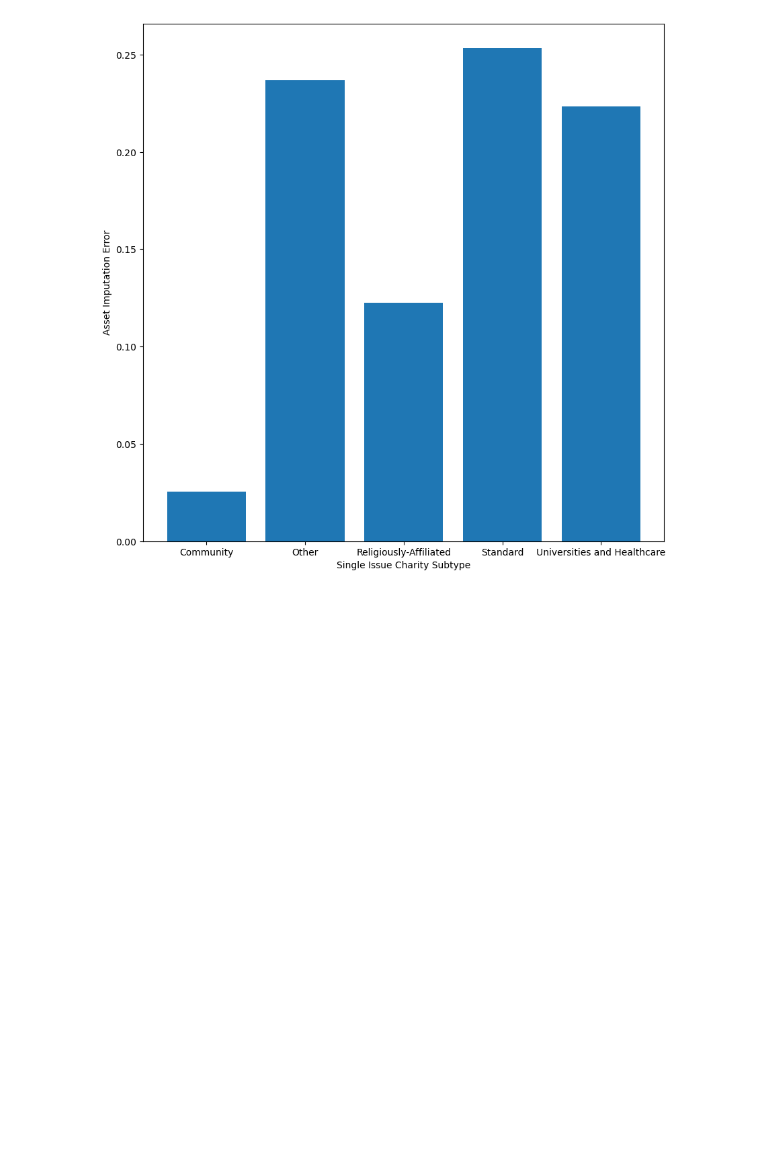
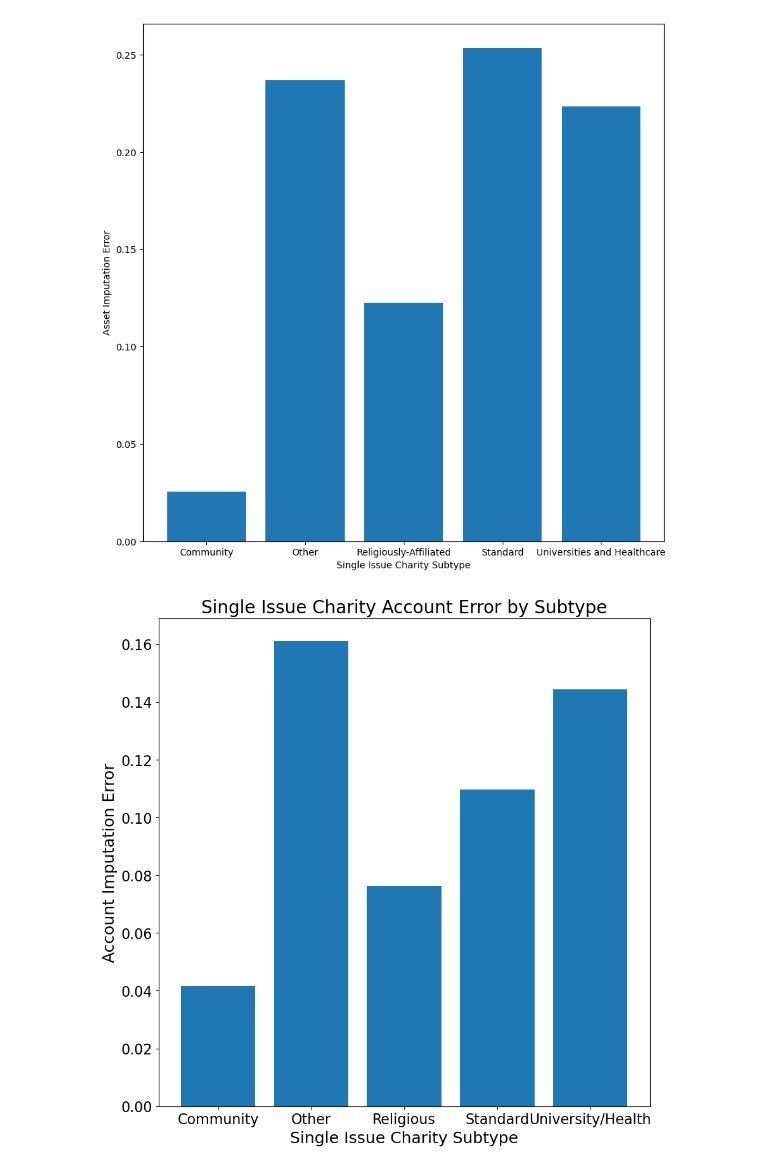
Before and after one commit to nichmars/Test, a Jupyter notebook: Graph Creation and Pictures/Weighted_Average_Year_Type_Analysis.ipynb, the cells around one changed output. Drawn from its saved outputs; the diff is of its cells as text; code cells hidden in the pictures; blank space fills up the shorter version.

```diff
--- a/Graph Creation and Pictures/Weighted_Average_Year_Type_Analysis.ipynb
+++ b/Graph Creation and Pictures/Weighted_Average_Year_Type_Analysis.ipynb
@@ -261,3 +261,15 @@ plt.show()
 [figure]
 [figure]
 [figure]
+# %%
+labels = ['Community', 'Other', 'Religious', 'Standard', 'University/Health']
+plt.figure(figsize=(10,10))
+plt.bar(labels, single_account_by_year)
+plt.title("Single Issue Charity Account Error by Subtype", fontsize=20)
+plt.xlabel("Single Issue Charity Subtype", fontsize=18)
+plt.ylabel("Account Imputation Error", fontsize=18)
+plt.xticks(fontsize=16)
+plt.yticks(fontsize=16)
+plt.show()
+# %% [output]
+[figure, added]
```
Also changed, not shown: 2 other files.
